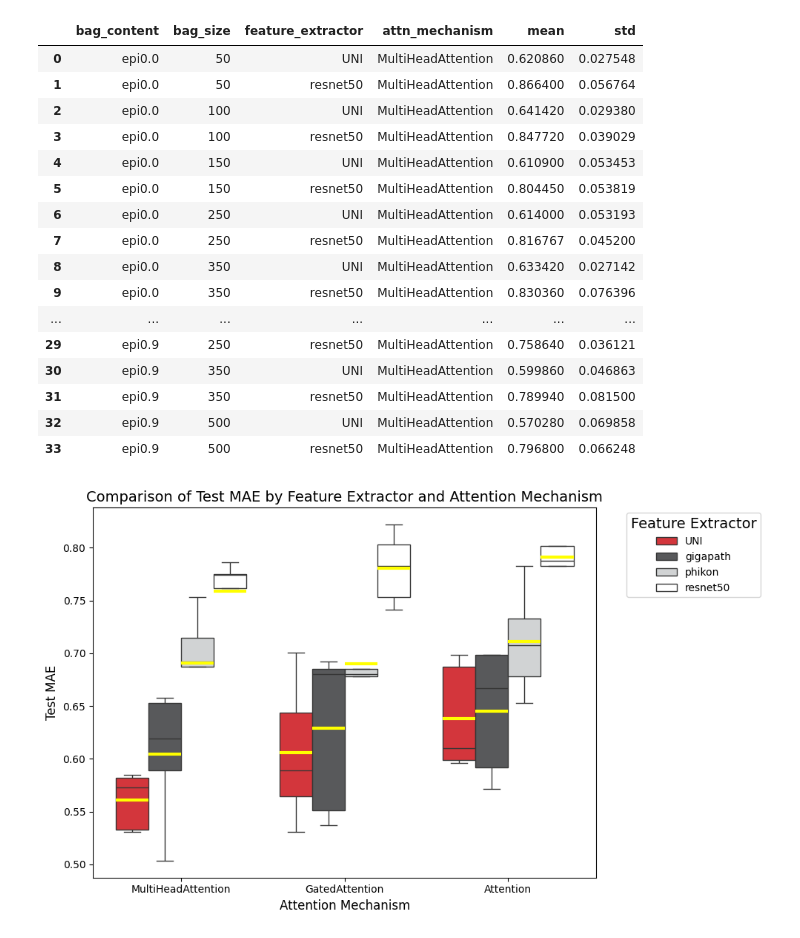
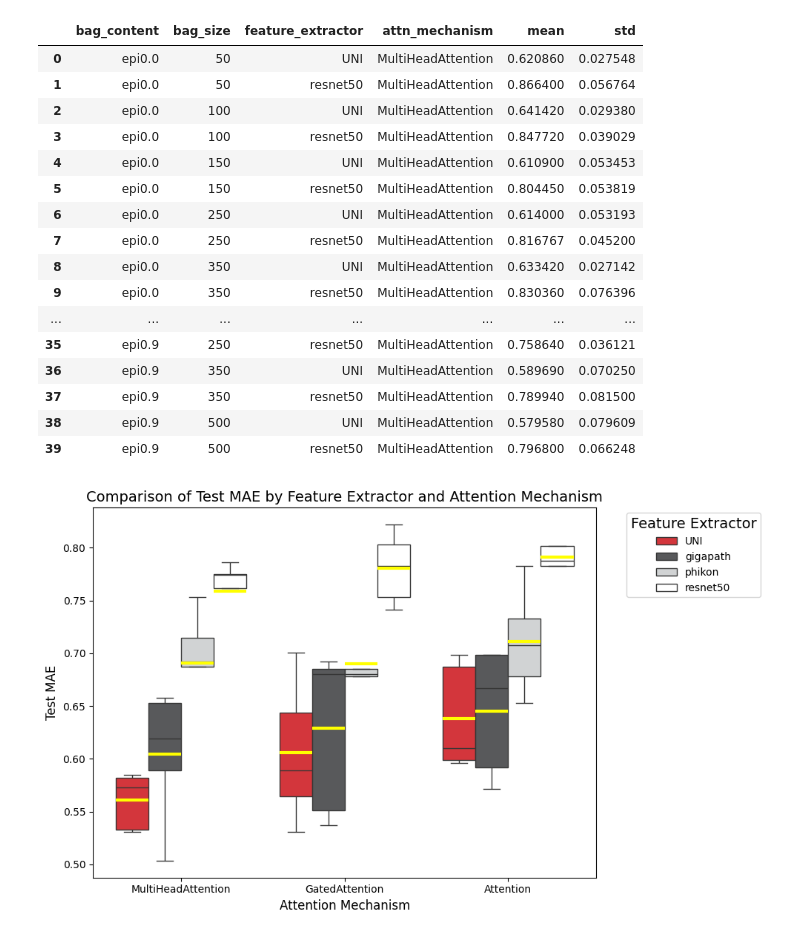
Before and after one commit to SiyuanChen726/BreastAgeNet, a Jupyter notebook: notebooks/Fig1.ipynb, the cells around one changed output. Cells and saved outputs as stored; diff of their text form; code cells hidden in the pictures.

```diff
--- a/notebooks/Fig1.ipynb
+++ b/notebooks/Fig1.ipynb
@@ -9,9 +9,10 @@ import seaborn as sns
 import matplotlib.pyplot as plt
 # %%
 # Load five-fold cross-validation results
-filenames = glob.glob("/scratch_tmp/prj/cb_normalbreast/prj_BreastAgeNet/RESULTs/BreastAgeNet_5CV/*TestMAE*.png")
+filenames = glob.glob("/cephfs/volumes/hpc_data_prj/cb_normalbreast/5bd8c988-b2ab-4eb6-b25f-6e47c2c4b969/prj_BreastAgeNet/RESULTs/main/train_cv/*TestMAE*.png")
 filenames = [os.path.basename(i) for i in filenames if ".png" in i]
-pattern = r"(?P<bag_content>epi0.9|epi0.0)_(?P<feature_extractor>\w+)_(?P<bag_size>\d+)_?(?P<attn_mechanism>\w+)_?_fold(?P<fold>\d+)_.*TestMAE_(?P<test_mae>\d+\.\d+).png"
+pattern = r"(?P<bag_content>epi0\.\d)_(?P<feature_extractor>\w+)_(?P<bag_size>\d+)_(?P<attn_mechanism>\w+)_fold(?P<fold>\d+)_TrainValLoss_TestMAE_(?P<test_mae>\d+\.\d+)\.png"
+
 cv_results = []
 for filename in filenames:
     match = re.match(pattern, filename)
@@ -40,29 +41,29 @@ cv_results
 # %%
 # Summarise five-fold cross-validation results
 stat_df = cv_results.copy()
 stat_df["test_mae"] = pd.to_numeric(stat_df["test_mae"], errors='coerce')
 stat_df = stat_df.groupby(["bag_content", "bag_size", "feature_extractor", "attn_mechanism"])["test_mae"].agg(["mean", "std"]).reset_index()
 stat_df.sort_values(["bag_content", "bag_size",  "feature_extractor", "attn_mechanism"])
-stat_df.to_csv("/scratch_tmp/prj/cb_normalbreast/prj_BreastAgeNet/RESULTs/evaluation/BreastAgeNet_5CV_results.csv", index=False)
+stat_df.to_csv("/scratch/prj/cb_normalbreast/prj_BreastAgeNet/RESULTs/figures/Fig1/BreastAgeNet_5CV_results.csv", index=False)
 stat_df
 # %% [output]
 |  | bag_content | bag_size | feature_extractor | attn_mechanism | mean | std |
 | 0 | epi0.0 | 50 | UNI | MultiHeadAttention | 0.620860 | 0.027548 |
 | 1 | epi0.0 | 50 | resnet50 | MultiHeadAttention | 0.866400 | 0.056764 |
 | 2 | epi0.0 | 100 | UNI | MultiHeadAttention | 0.641420 | 0.029380 |
 | 3 | epi0.0 | 100 | resnet50 | MultiHeadAttention | 0.847720 | 0.039029 |
 | 4 | epi0.0 | 150 | UNI | MultiHeadAttention | 0.610900 | 0.053453 |
 | 5 | epi0.0 | 150 | resnet50 | MultiHeadAttention | 0.804450 | 0.053819 |
 | 6 | epi0.0 | 250 | UNI | MultiHeadAttention | 0.614000 | 0.053193 |
 | 7 | epi0.0 | 250 | resnet50 | MultiHeadAttention | 0.816767 | 0.045200 |
 | 8 | epi0.0 | 350 | UNI | MultiHeadAttention | 0.633420 | 0.027142 |
 | 9 | epi0.0 | 350 | resnet50 | MultiHeadAttention | 0.830360 | 0.076396 |
 | ... | ... | ... | ... | ... | ... | ... |
-| 29 | epi0.9 | 250 | resnet50 | MultiHeadAttention | 0.758640 | 0.036121 |
-| 30 | epi0.9 | 350 | UNI | MultiHeadAttention | 0.599860 | 0.046863 |
-| 31 | epi0.9 | 350 | resnet50 | MultiHeadAttention | 0.789940 | 0.081500 |
-| 32 | epi0.9 | 500 | UNI | MultiHeadAttention | 0.570280 | 0.069858 |
-| 33 | epi0.9 | 500 | resnet50 | MultiHeadAttention | 0.796800 | 0.066248 |
+| 35 | epi0.9 | 250 | resnet50 | MultiHeadAttention | 0.758640 | 0.036121 |
+| 36 | epi0.9 | 350 | UNI | MultiHeadAttention | 0.589690 | 0.070250 |
+| 37 | epi0.9 | 350 | resnet50 | MultiHeadAttention | 0.789940 | 0.081500 |
+| 38 | epi0.9 | 500 | UNI | MultiHeadAttention | 0.579580 | 0.079609 |
+| 39 | epi0.9 | 500 | resnet50 | MultiHeadAttention | 0.796800 | 0.066248 |
 # %%
 # Plot boxplot showing the performance of experiments using different feature extractors and attention mechanisms (using epi0.9 and a bag size of 250)
 boxplot_df = cv_results.loc[
```
Also changed, not shown: parts of 2 cells of this notebook.
